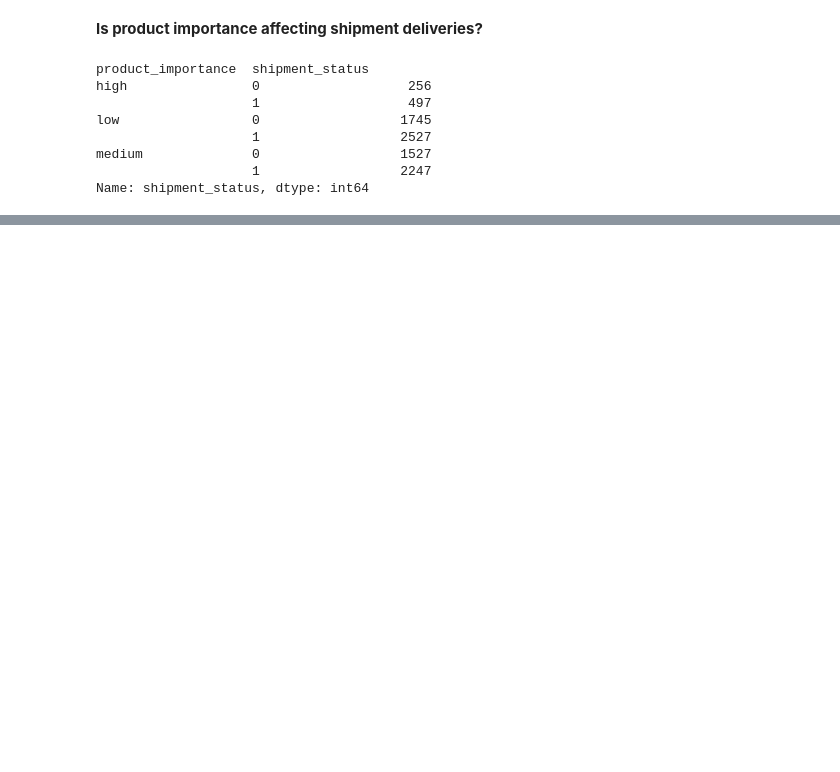
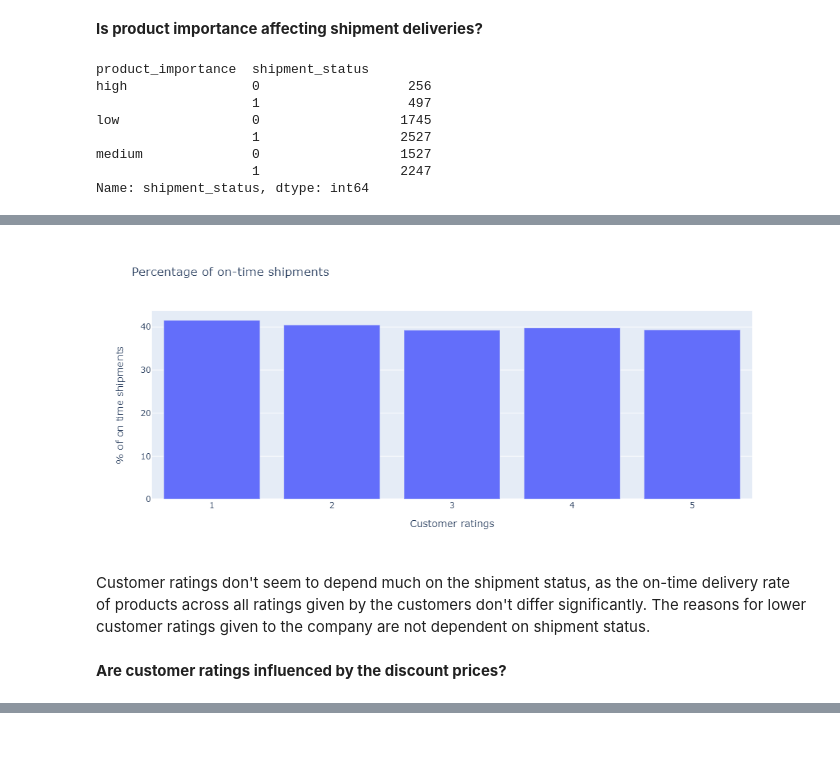
Before and after one commit to dedpool-glitch/shipment_analytics, a Jupyter notebook: customeranalytics.ipynb, the cells around one changed output, grey strips where cells are left out. Cells and saved outputs as stored; diff of their text form; code cells hidden in the pictures; blank space fills up the shorter version.

```diff
--- a/customeranalytics.ipynb
+++ b/customeranalytics.ipynb
@@ -261,0 +313,12 @@ offline.iplot(fig)
+# %%
+trace4=go.Bar(x=['1','2','3','4','5'],y=[(748/1799)*100,(692/1709)*100,(711/1811)*100,(704/1769)*100,(673/1711)*100])
+trans_bar=[trace4]
+layout=dict(title='Percentage of on-time shipments',xaxis=dict(title='Customer ratings'),yaxis=dict(title='% of on time shipments'),barmode='stack')
+fig=dict(data=trans_bar,layout=layout)
+offline.iplot(fig)
+# %% [output]
+[figure, added]
+# %% [markdown]
+Customer ratings don't seem to depend much on the shipment status, as the on-time delivery rate of products across all ratings given by the customers don't differ significantly. The reasons for lower customer ratings given to the company are not dependent on shipment status.
+# %% [markdown]
+**Are customer ratings influenced by the discount prices?**
```
Also changed, not shown: parts of 15 cells of this notebook.
